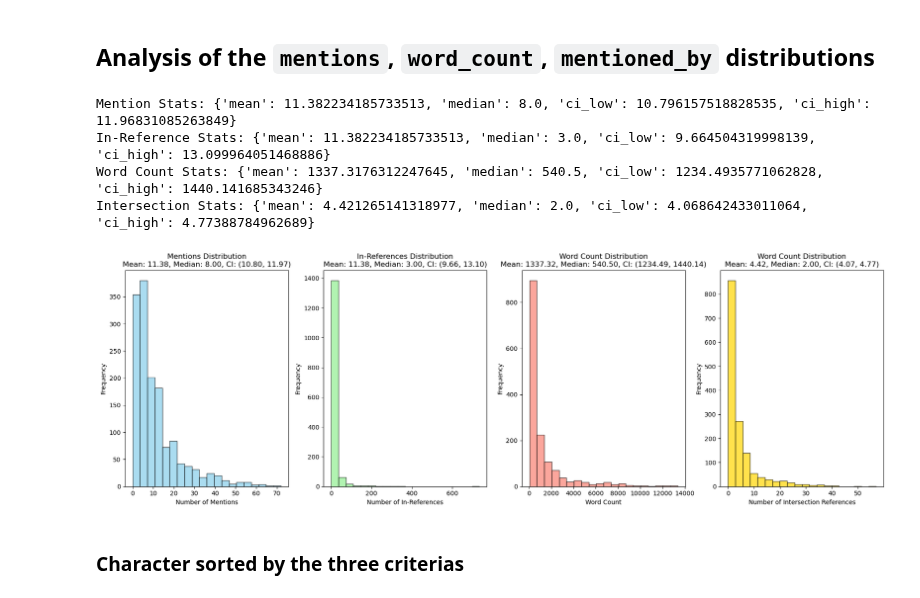
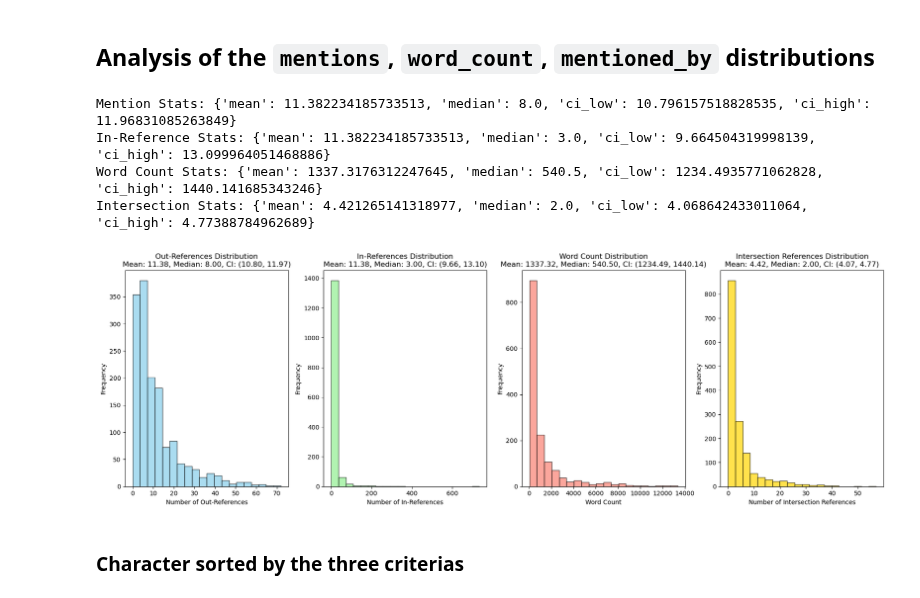
Before and after one commit to Qingwen-Zeng/Social-Graphs-and-Interactions-Final-Project, a Jupyter notebook: jupyter_notebooks/filtering_characters.ipynb, the cells around one changed output. Cells and saved outputs as stored; diff of their text form; code cells hidden in the pictures.

```diff
--- a/jupyter_notebooks/filtering_characters.ipynb
+++ b/jupyter_notebooks/filtering_characters.ipynb
@@ -233,7 +213,11 @@ char_summary ['Kaku']
 # %%
 # Save summary as json
-with open("character_summary.json", "w") as f:
+with open(r"./../json_files/character_summary.json", "w") as f:
     json.dump(char_summary, f, indent=4)
+# %%
+# Read the summary from the saved json file
+with open(r"./../json_files/character_summary.json", "r") as f:
+    char_summary = json.load(f)
 # %% [markdown]
 ## Analysis of the `mentions`, `word_count`, `mentioned_by` distributions
 # %%
@@ -270,38 +254,38 @@ def analyze_and_plot(char_summary: Dict[str, Dict[str, any]]):
     # Mentions Plot
     plt.subplot(1, 4, 1)
     plt.hist(mention_counts, bins=20, color='skyblue', edgecolor='black', alpha=0.7)
-    plt.title(f'Mentions Distribution\nMean: {mention_stats["mean"]:.2f}, Median: {mention_stats["median"]:.2f}, CI: ({mention_stats["ci_low"]:.2f}, {mention_stats["ci_high"]:.2f})')
-    plt.xlabel('Number of Mentions')
+    plt.title(f'Out-References Distribution\nMean: {mention_stats["mean"]:.2f}, Median: {mention_stats["median"]:.2f}, CI: ({mention_stats["ci_low"]:.2f}, {mention_stats["ci_high"]:.2f})')
+    plt.xlabel('Number of Out-References')
     plt.ylabel('Frequency')
 
     # In-Reference Plot
     plt.subplot(1, 4, 2)
     plt.hist(in_reference_counts, bins=20, color='lightgreen', edgecolor='black', alpha=0.7)
     plt.title(f'In-References Distribution\nMean: {in_ref_stats["mean"]:.2f}, Median: {in_ref_stats["median"]:.2f}, CI: ({in_ref_stats["ci_low"]:.2f}, {in_ref_stats["ci_high"]:.2f})')
     plt.xlabel('Number of In-References')
     plt.ylabel('Frequency')
 
     # Word Count Plot
     plt.subplot(1, 4, 3)
     plt.hist(word_counts, bins=20, color='salmon', edgecolor='black', alpha=0.7)
     plt.title(f'Word Count Distribution\nMean: {word_count_stats["mean"]:.2f}, Median: {word_count_stats["median"]:.2f}, CI: ({word_count_stats["ci_low"]:.2f}, {word_count_stats["ci_high"]:.2f})')
     plt.xlabel('Word Count')
     plt.ylabel('Frequency')
 
     # Intersection Plot
     plt.subplot(1, 4, 4)
     plt.hist(intersection_counts, bins=20, color='gold', edgecolor='black', alpha=0.7)
-    plt.title(f'Word Count Distribution\nMean: {intersection_stats["mean"]:.2f}, Median: {intersection_stats["median"]:.2f}, CI: ({intersection_stats["ci_low"]:.2f}, {intersection_stats["ci_high"]:.2f})')
+    plt.title(f'Intersection References Distribution\nMean: {intersection_stats["mean"]:.2f}, Median: {intersection_stats["median"]:.2f}, CI: ({intersection_stats["ci_low"]:.2f}, {intersection_stats["ci_high"]:.2f})')
     plt.xlabel('Number of Intersection References')
     plt.ylabel('Frequency')
 
     plt.tight_layout()
     plt.show()
 
 analyze_and_plot(char_summary)
 # %% [output]
 Mention Stats: {'mean': 11.382234185733513, 'median': 8.0, 'ci_low': 10.796157518828535, 'ci_high': 11.96831085263849}
 In-Reference Stats: {'mean': 11.382234185733513, 'median': 3.0, 'ci_low': 9.664504319998139, 'ci_high': 13.099964051468886}
 Word Count Stats: {'mean': 1337.3176312247645, 'median': 540.5, 'ci_low': 1234.4935771062828, 'ci_high': 1440.141685343246}
 Intersection Stats: {'mean': 4.421265141318977, 'median': 2.0, 'ci_low': 4.068642433011064, 'ci_high': 4.77388784962689}
-[figure, old version]
+[figure, new version]
```
Also changed, not shown: parts of 4 cells of this notebook.
